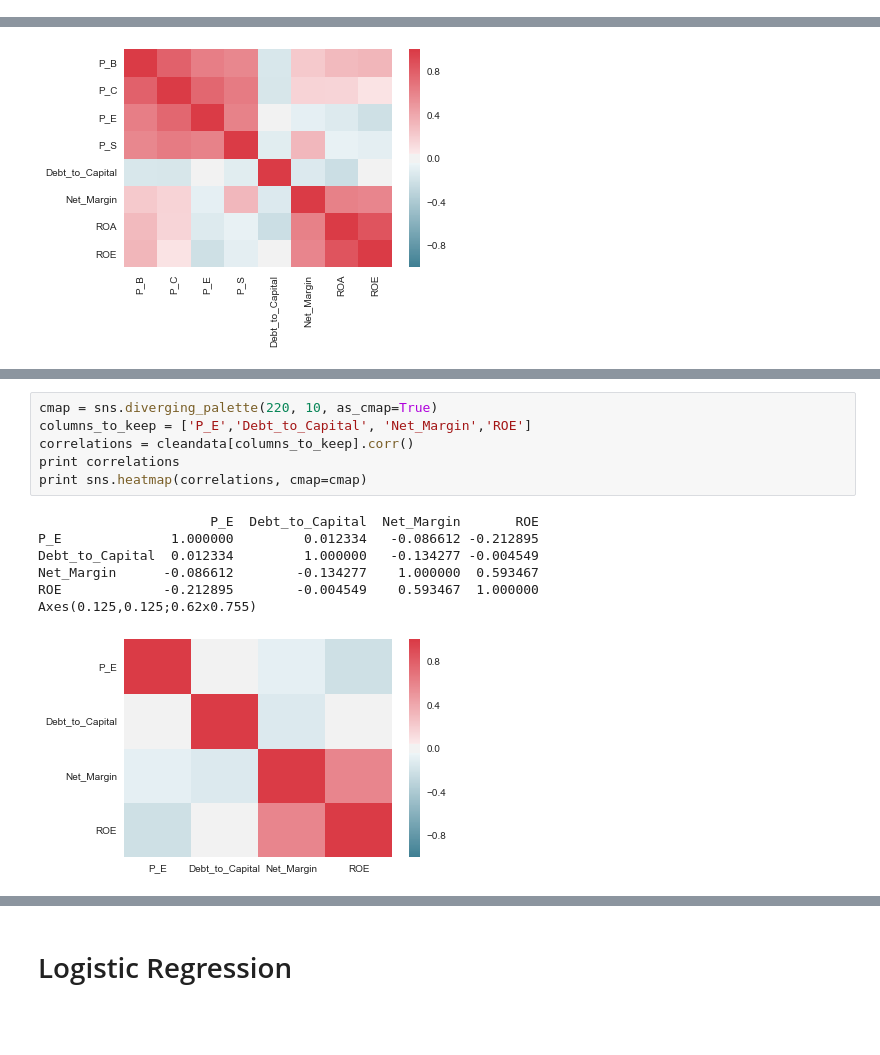
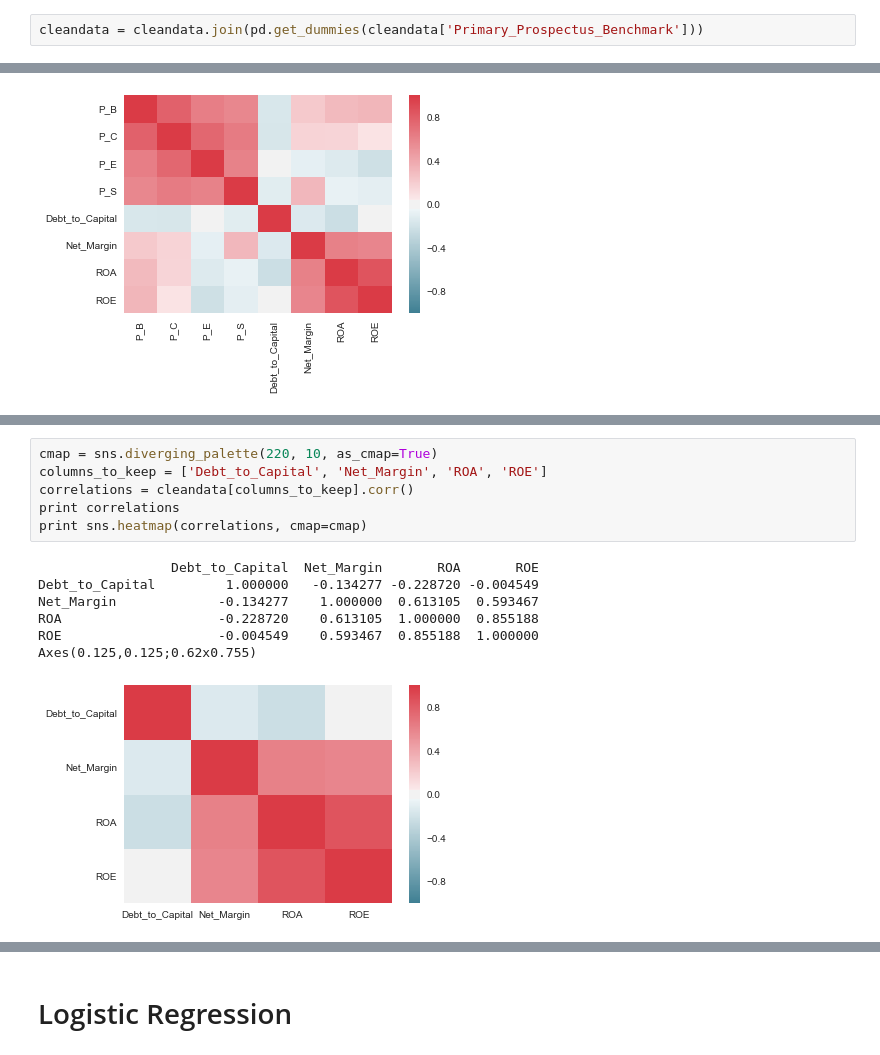
Before and after one commit to mmtong/DAT_03_20_MICHAEL_TONG, a Jupyter notebook: Final Project-Tong-1 Year.ipynb, the cells around one changed output, grey strips where cells are left out. Cells and saved outputs as stored; diff of their text form; blank space fills up the shorter version.

```diff
--- a/Final Project-Tong-1 Year.ipynb
+++ b/Final Project-Tong-1 Year.ipynb
@@ -137,3 +137,5 @@ cleandata.head()
 | 3 | 2005 | Sit International Growth | SNGRX | MSCI EAFE NR USD | 93 | 28 | ... |
 | 4 | 2005 | Cambiar International Equity Inv | CAMIX | MSCI EAFE NR USD | 40 | 63 | ... |
 5 rows × 29 columns
+# %%
+cleandata = cleandata.join(pd.get_dummies(cleandata['Primary_Prospectus_Benchmark']))
@@ -275,14 +292,14 @@ Axes(0.125,0.125;0.62x0.755)
 # %%
 cmap = sns.diverging_palette(220, 10, as_cmap=True)
-columns_to_keep = ['P_E','Debt_to_Capital', 'Net_Margin','ROE']
+columns_to_keep = ['Debt_to_Capital', 'Net_Margin', 'ROA', 'ROE']
 correlations = cleandata[columns_to_keep].corr()
 print correlations
 print sns.heatmap(correlations, cmap=cmap)
 # %% [output]
-                      P_E  Debt_to_Capital  Net_Margin       ROE
-P_E              1.000000         0.012334   -0.086612 -0.212895
-Debt_to_Capital  0.012334         1.000000   -0.134277 -0.004549
-Net_Margin      -0.086612        -0.134277    1.000000  0.593467
-ROE             -0.212895        -0.004549    0.593467  1.000000
+                 Debt_to_Capital  Net_Margin       ROA       ROE
+Debt_to_Capital         1.000000   -0.134277 -0.228720 -0.004549
+Net_Margin             -0.134277    1.000000  0.613105  0.593467
+ROA                    -0.228720    0.613105  1.000000  0.855188
+ROE                    -0.004549    0.593467  0.855188  1.000000
 Axes(0.125,0.125;0.62x0.755)
-[figure, old version]
+[figure, new version]
```
Also changed, not shown: parts of 49 cells of this notebook.
